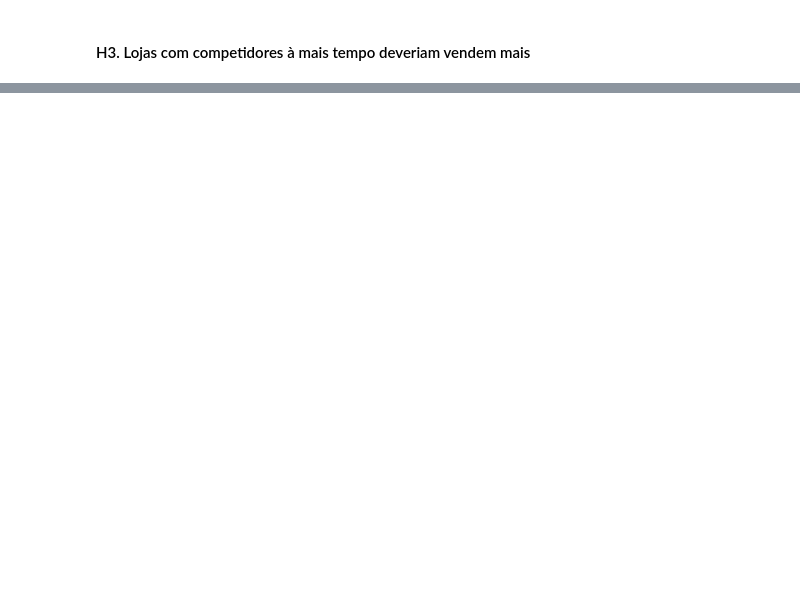
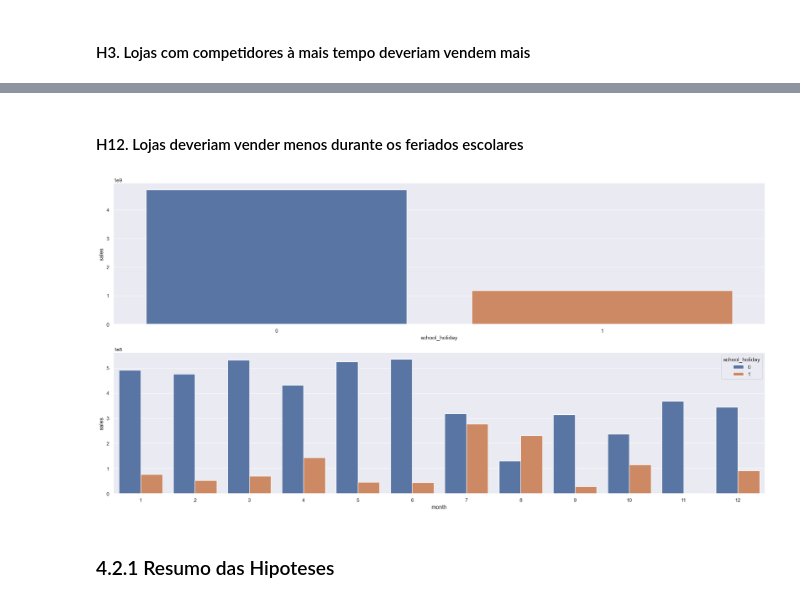
Before and after one commit to luishmq/rossmann_project, a Jupyter notebook: rossman_project.ipynb, the cells around one changed output, grey strips where cells are left out. Cells and saved outputs as stored; diff of their text form; code cells hidden in the pictures; blank space fills up the shorter version.

```diff
--- a/rossman_project.ipynb
+++ b/rossman_project.ipynb
@@ -532,0 +591,13 @@ x.set_ylim( bottom+0.5, top-0.5);
+# %% [markdown]
+#### H12. Lojas deveriam vender menos durante os feriados escolares
+# %%
+aux1 = df4[['school_holiday', 'sales']].groupby( 'school_holiday' ).sum().reset_index()
+plt.subplot( 2, 1, 1 )
+sns.barplot( x='school_holiday', y='sales', data=aux1 );
+aux2 = df4[['month', 'school_holiday', 'sales']].groupby(['month','school_holiday'] ).sum().reset_index()
+plt.subplot( 2, 1, 2 )
+sns.barplot( x='month', y='sales', hue='school_holiday', data=aux2 );
+# %% [output]
+[figure, added]
+# %% [markdown]
+### 4.2.1 Resumo das Hipoteses
```
Also changed, not shown: parts of 34 cells of this notebook.
